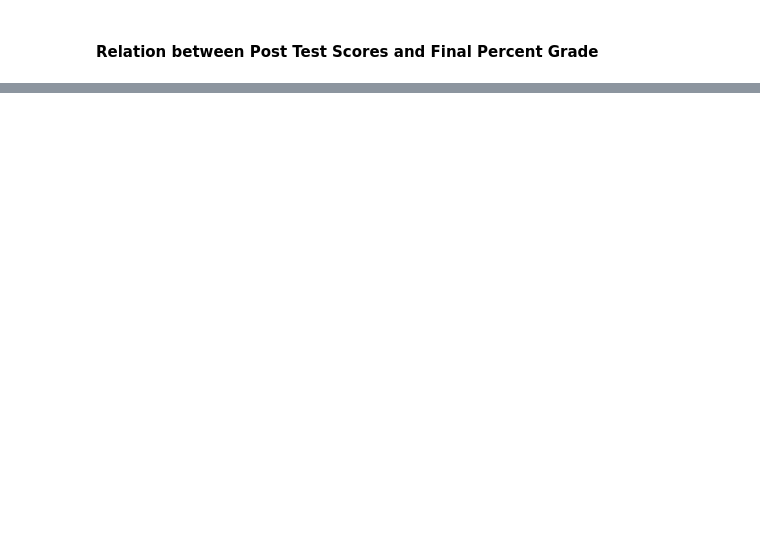
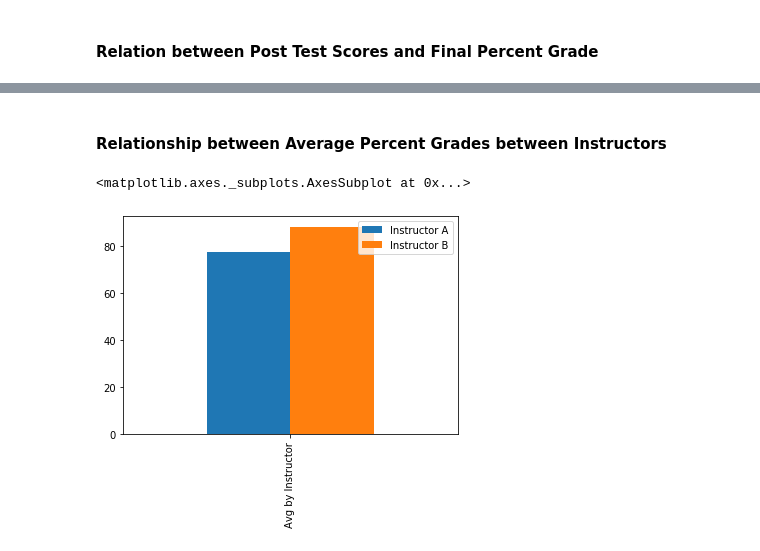
Before and after one commit to xavierdms/data-analysis-assignment, a Jupyter notebook: Writeup.ipynb, the cells around one changed output, grey strips where cells are left out. Drawn from its saved outputs; the diff is of its cells as text; code cells hidden in the pictures; blank space fills up the shorter version.

```diff
--- a/Writeup.ipynb
+++ b/Writeup.ipynb
@@ -67,0 +74,16 @@ df = pd.DataFrame({'Pre Test': pre_sc['Test Score'],
+# %% [markdown]
+#### Relationship between Average Percent Grades between Instructors
+# %%
+inst_a =  pd.DataFrame(data[(data['Instructor']=="A")])
+inst_a_reduced = pd.DataFrame(inst_a[inst_a['Participant Code'].isin(codes)])
+inst_a_reduced.drop_duplicates(subset ="Participant Code", keep = "first", inplace = True)
+
+inst_b =  pd.DataFrame(data[(data['Instructor']=="B")])
+inst_b_reduced = pd.DataFrame(inst_b[inst_b['Participant Code'].isin(codes)])
+inst_b_reduced.drop_duplicates(subset ="Participant Code", keep = "first", inplace = True)
+
+avgs_inst = pd.DataFrame({'Instructor A': inst_a_reduced['PercentGrade'].mean(), 'Instructor B' : inst_b_reduced['PercentGrade'].mean()}, index=['Avg by Instructor'])
+avgs_inst.plot.bar()
+# %% [output]
+<matplotlib.axes._subplots.AxesSubplot at 0x...>
+[figure, added]
```
Also changed, not shown: parts of 11 cells of this notebook, 4 other files.
